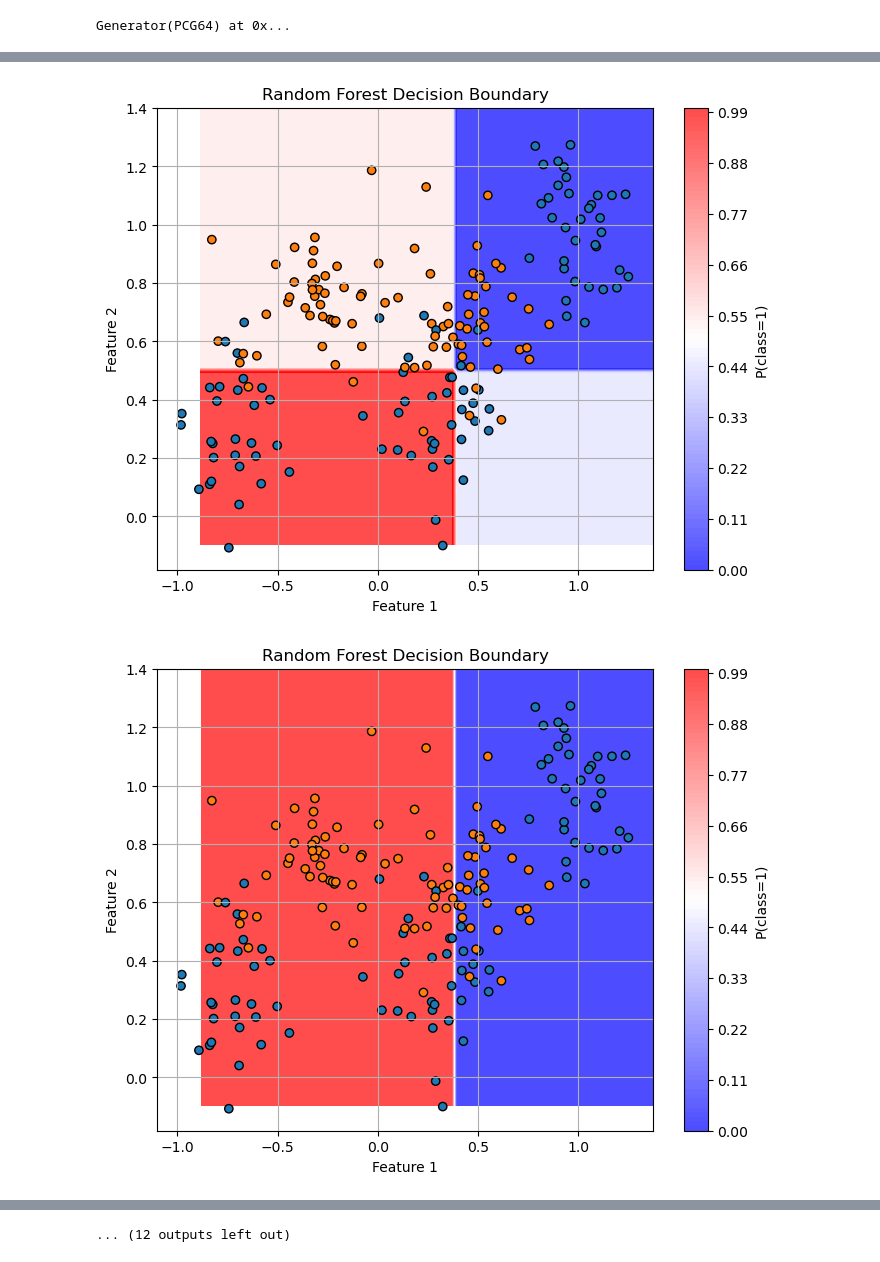
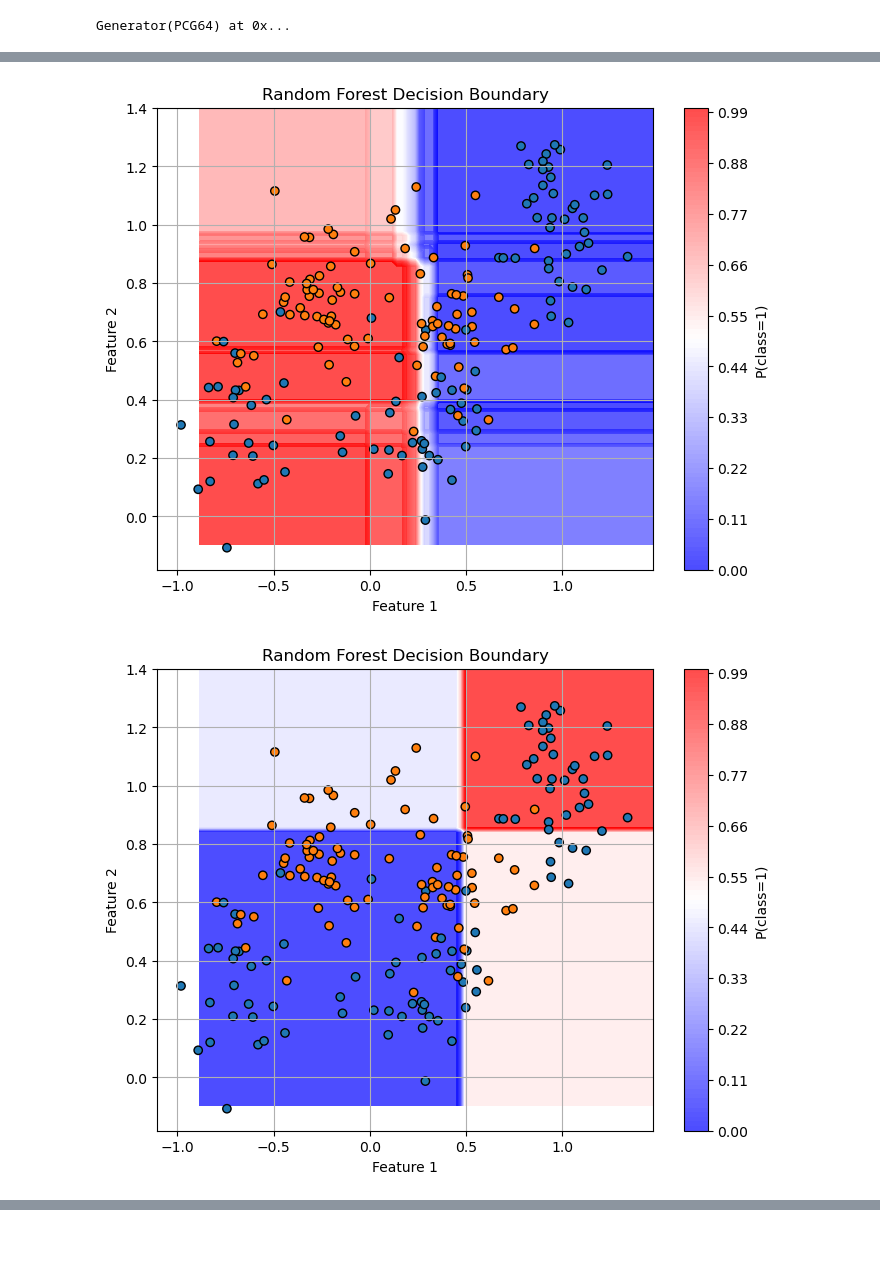
Before and after one commit to JElder03/ECM3401-Coursework, a Jupyter notebook: Experiments GMM5.ipynb, the cells around one changed output, grey strips where cells are left out. Cells and saved outputs as stored; diff of their text form; code cells hidden in the pictures.

```diff
--- a/Experiments GMM5.ipynb
+++ b/Experiments GMM5.ipynb
@@ -133,6 +134,6 @@ plt.show()
 # %%
-y_mislabelled = symmetric_noise(np.copy(y_train), 0)
-rf_10, corrected_y = train(RandomForestClassifier, X_train, y_mislabelled, data.target_names, 20, initial_certainty=0.65)
+y_mislabelled = symmetric_noise(np.copy(y_train), 0.1)
+rf_10, corrected_y = train(RandomForestClassifier, X_train, y_mislabelled, data.target_names, 20, initial_certainty=0.95, bootstrapping=True)
 
 y_mislabelled = symmetric_noise(np.copy(y_train), 0.8)
 rf_80, corrected_y = train(RandomForestClassifier, X_train, y_mislabelled, data.target_names, 20, initial_certainty=0.65)
@@ -224,12 +225,10 @@ plt.show()
 # %%
 rf_ctrl_80 = RandomForestClassifier(20)
 rf_ctrl_80.fit(X_train, y_mislabelled)
 plot_rf_decision_boundary(rf_40, X_train, y_train)
-for tree in rf_40.estimators_:
-    plot_rf_decision_boundary(tree, X_train, y_train)
 plot_rf_decision_boundary(rf_80, X_train, y_train)
 plot_rf_decision_boundary(rf_10, X_train, y_train)
 plot_rf_decision_boundary(rf_ctrl_80, X_train, y_train)
 # %% [output]
-[figure, old version]
+[figure, new version]
-[figure, old version]
+[figure, new version]
@@ -246,4 +237,3 @@ plot_rf_decision_boundary(rf_ctrl_80, X_train, y_train)
-... (12 outputs left out)
 # %%
 RESOLUTION = 20
 TRIALS = 35
```
Also changed, not shown: parts of 9 cells of this notebook, 7 other files.
